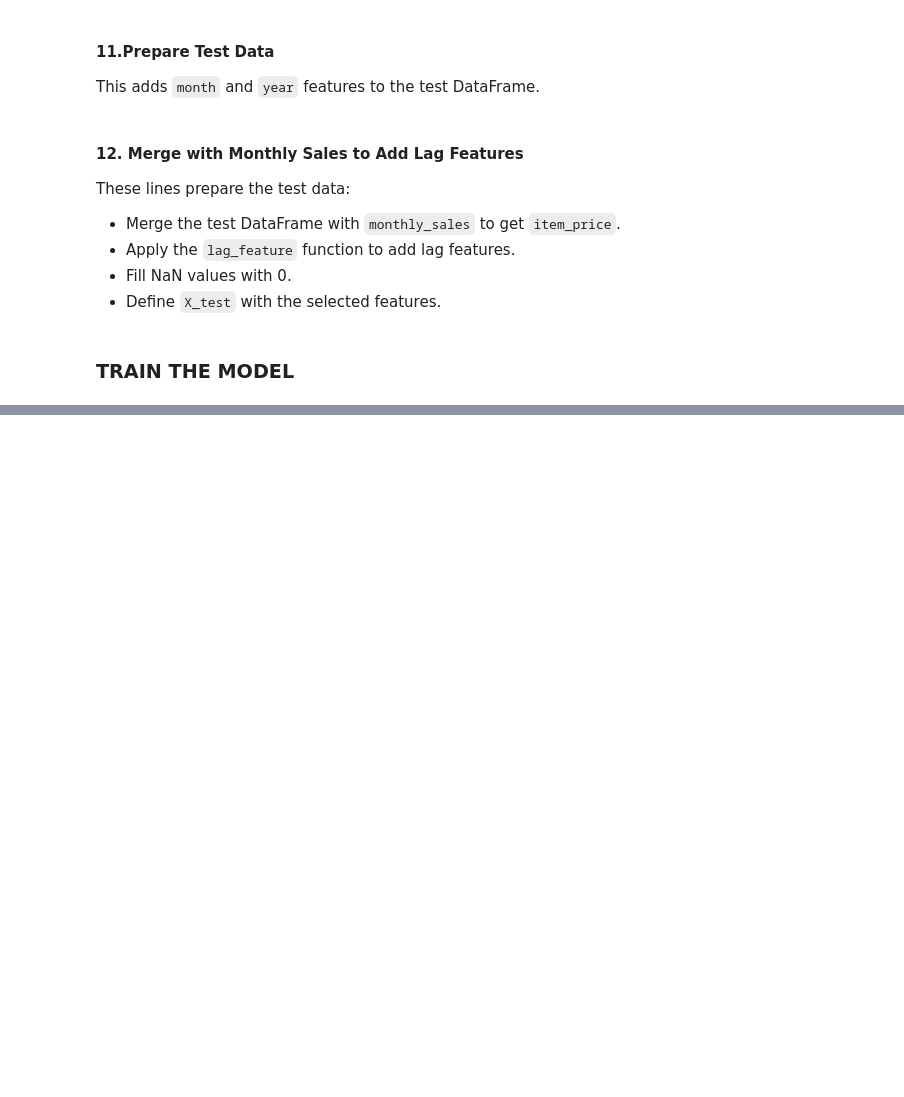
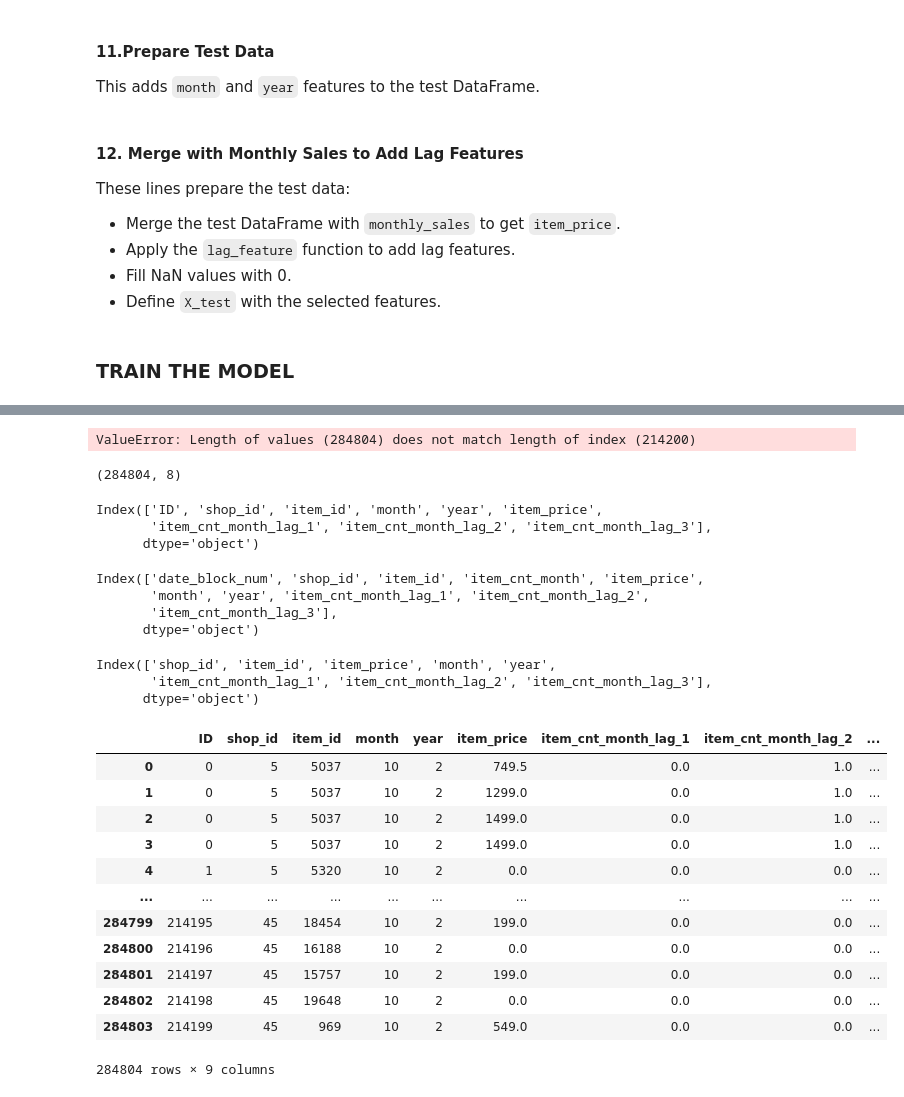
Before and after one commit to varmatilak22/Kaggle, a Jupyter notebook: Predict_Future_Sales_using_Advanced_regression.ipynb, the cells around one changed output, grey strips where cells are left out. Drawn from its saved outputs; the diff is of its cells as text; code cells hidden in the pictures; blank space fills up the shorter version.

```diff
--- a/Predict_Future_Sales_using_Advanced_regression.ipynb
+++ b/Predict_Future_Sales_using_Advanced_regression.ipynb
@@ -181,10 +298,27 @@ These lines prepare the test data:
 * Apply the `lag_feature` function to add lag features.
 * Fill NaN values with 0.
 * Define `X_test` with the selected features.
-# %%
-test = pd.merge(test, monthly_sales[['shop_id', 'item_id', 'item_price']], on=['shop_id', 'item_id'], how='left')
-test = lag_feature(test, [1, 2, 3], 'item_cnt_month')
-test.fillna(0, inplace=True)
-X_test = test[features]
+# %%
+# Merge with monthly sales to add item_price
+test = pd.merge(test, sampled_data[['shop_id', 'item_id', 'item_price']], on=['shop_id', 'item_id'], how='left')
+
+# Create lag features for test set based on the most recent month
+def create_test_lag_features(test, monthly_sales, lags, col):
+    for lag in lags:
+        lag_col_name = col + '_lag_' + str(lag)
+        lag_data = monthly_sales[monthly_sales['date_block_num'] == (34 - lag)][['shop_id', 'item_id', col]]
+        lag_data.columns = ['shop_id', 'item_id', lag_col_name]
+        test = pd.merge(test, lag_data, on=['shop_id', 'item_id'], how='left')
+    return test
+
+test = create_test_lag_features(test, sampled_data, [1, 2, 3], 'item_cnt_month')
+test.fillna(0, inplace=True)
+
+# Ensure all features are present in the test set
+for feature in features:
+    if feature not in test.columns:
+        test[feature] = 0
+
+X_test = test[features]
 # %% [markdown]
 ### TRAIN THE MODEL
@@ -190,0 +389,43 @@ X_test = test[features]
+# %%
+sample_submission['item_cnt_month']=model_4.predict(X_test)
+# %% [output]
+ValueError: Length of values (284804) does not match length of index (214200)
+# %%
+X_test.shape
+# %% [output]
+(284804, 8)
+# %%
+t
+# %% [output]
+Index(['ID', 'shop_id', 'item_id', 'month', 'year', 'item_price',
+       'item_cnt_month_lag_1', 'item_cnt_month_lag_2', 'item_cnt_month_lag_3'],
+      dtype='object')
+# %%
+sampled_data.columns
+# %% [output]
+Index(['date_block_num', 'shop_id', 'item_id', 'item_cnt_month', 'item_price',
+       'month', 'year', 'item_cnt_month_lag_1', 'item_cnt_month_lag_2',
+       'item_cnt_month_lag_3'],
+      dtype='object')
+# %%
+X_test.columns
+# %% [output]
+Index(['shop_id', 'item_id', 'item_price', 'month', 'year',
+       'item_cnt_month_lag_1', 'item_cnt_month_lag_2', 'item_cnt_month_lag_3'],
+      dtype='object')
+# %%
+test
+# %% [output]
+|  | ID | shop_id | item_id | month | year | item_price | item_cnt_month_lag_1 | item_cnt_month_lag_2 | ... |
+| 0 | 0 | 5 | 5037 | 10 | 2 | 749.5 | 0.0 | 1.0 | ... |
+| 1 | 0 | 5 | 5037 | 10 | 2 | 1299.0 | 0.0 | 1.0 | ... |
+| 2 | 0 | 5 | 5037 | 10 | 2 | 1499.0 | 0.0 | 1.0 | ... |
+| 3 | 0 | 5 | 5037 | 10 | 2 | 1499.0 | 0.0 | 1.0 | ... |
+| 4 | 1 | 5 | 5320 | 10 | 2 | 0.0 | 0.0 | 0.0 | ... |
+| ... | ... | ... | ... | ... | ... | ... | ... | ... | ... |
+| 284799 | 214195 | 45 | 18454 | 10 | 2 | 199.0 | 0.0 | 0.0 | ... |
+| 284800 | 214196 | 45 | 16188 | 10 | 2 | 0.0 | 0.0 | 0.0 | ... |
+| 284801 | 214197 | 45 | 15757 | 10 | 2 | 199.0 | 0.0 | 0.0 | ... |
+| 284802 | 214198 | 45 | 19648 | 10 | 2 | 0.0 | 0.0 | 0.0 | ... |
+| 284803 | 214199 | 45 | 969 | 10 | 2 | 549.0 | 0.0 | 0.0 | ... |
+284804 rows × 9 columns
```
Also changed, not shown: parts of 15 cells of this notebook.
